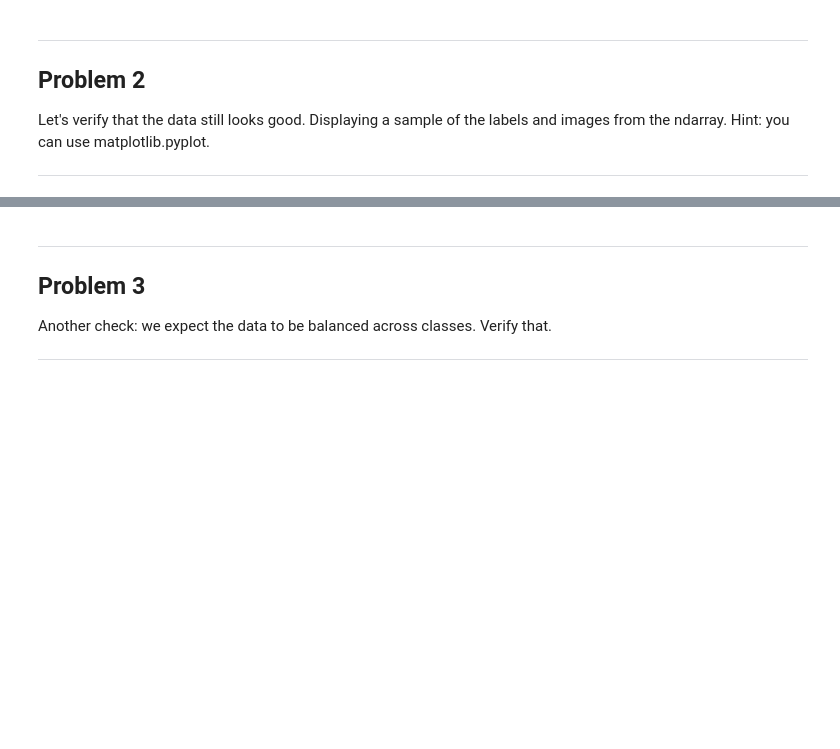
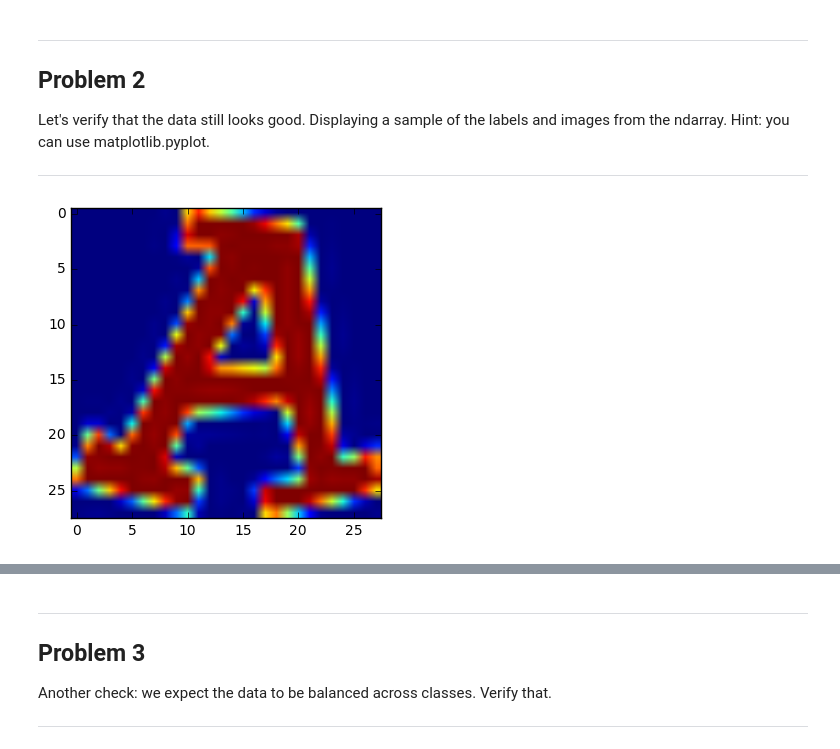
Before and after one commit to hamzafar/deep_learning_by_Google, a Jupyter notebook: lesson1/1_notmnist.ipynb, the cells around one changed output, grey strips where cells are left out. Cells and saved outputs as stored; diff of their text form; code cells hidden in the pictures; blank space fills up the shorter version.

```diff
--- a/lesson1/1_notmnist.ipynb
+++ b/lesson1/1_notmnist.ipynb
@@ -205,3 +210,9 @@ Problem 2
 Let's verify that the data still looks good. Displaying a sample of the labels and images from the ndarray. Hint: you can use matplotlib.pyplot.
 
 ---
+# %%
+with open(train_datasets[0], 'rb') as f:
+    dataset_a = pickle.load(f)
+    plt.imshow(dataset_a[1000])
+# %% [output]
+[figure, added]
```
Also changed, not shown: parts of 6 cells of this notebook.
